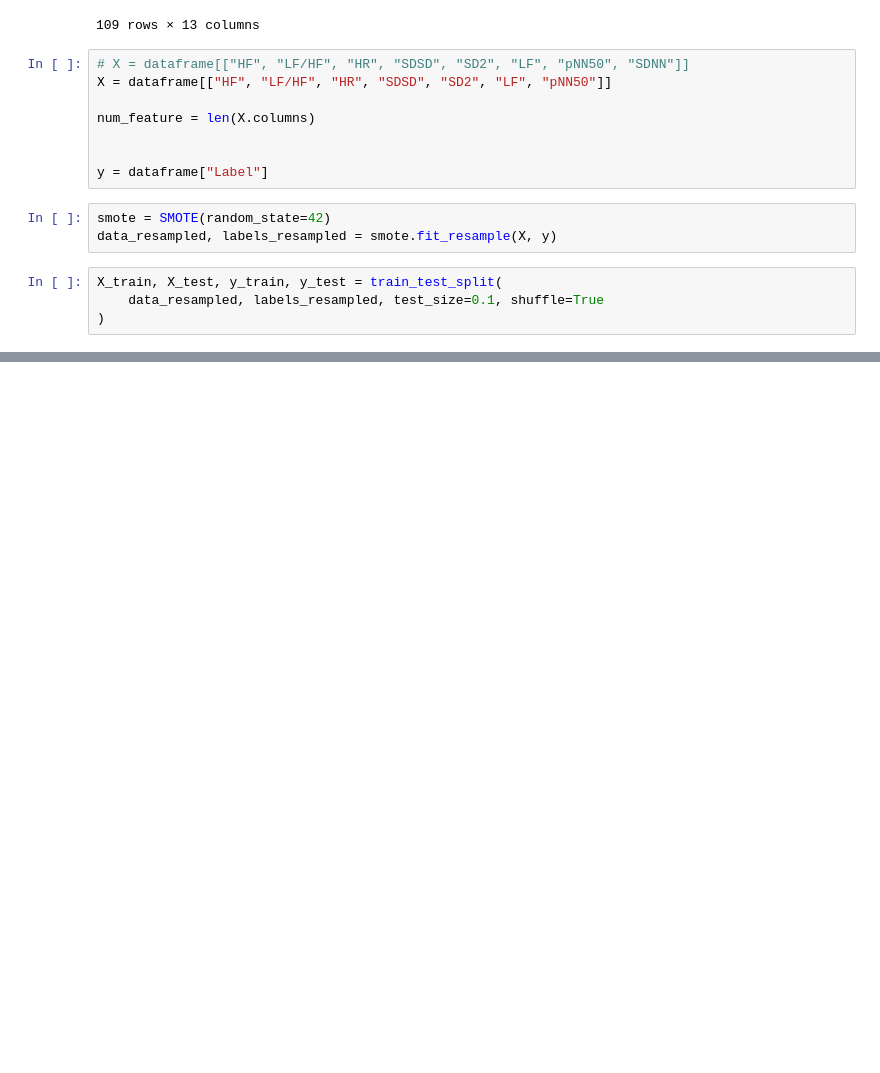
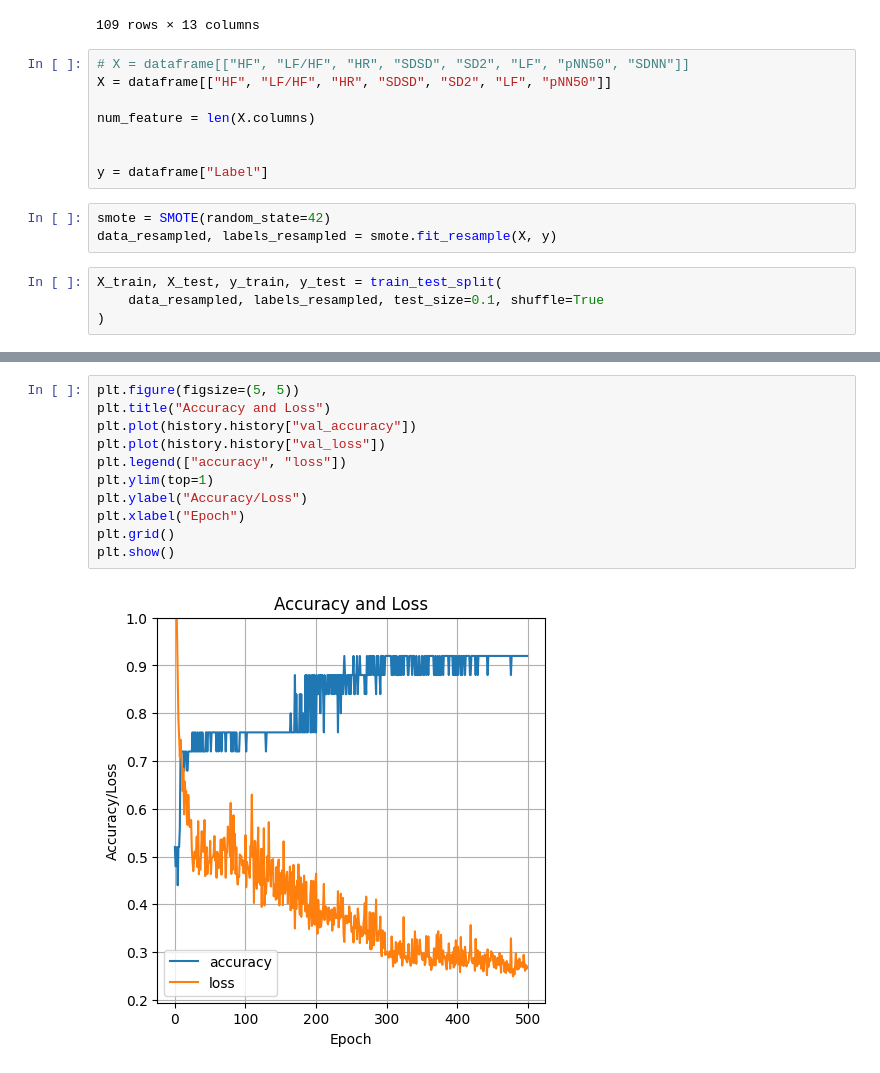
Before and after one commit to LittleBabyIcebear/Sleep-Apnea, a Jupyter notebook: model_quality.ipynb, the cells around one changed output, grey strips where cells are left out. Drawn from its saved outputs; the diff is of its cells as text; blank space fills up the shorter version.

```diff
--- a/model_quality.ipynb
+++ b/model_quality.ipynb
@@ -85,3 +109,16 @@ plt.show()
+# %%
+plt.figure(figsize=(5, 5))
+plt.title("Accuracy and Loss")
+plt.plot(history.history["val_accuracy"])
+plt.plot(history.history["val_loss"])
+plt.legend(["accuracy", "loss"])
+plt.ylim(top=1)
+plt.ylabel("Accuracy/Loss")
+plt.xlabel("Epoch")
+plt.grid()
+plt.show()
+# %% [output]
+[figure, added]
 # %%
 loss, accuracy = model.evaluate(X_test, y_test)
 print("Loss:", loss)
```
Also changed, not shown: parts of 8 cells of this notebook, 3 other files.
